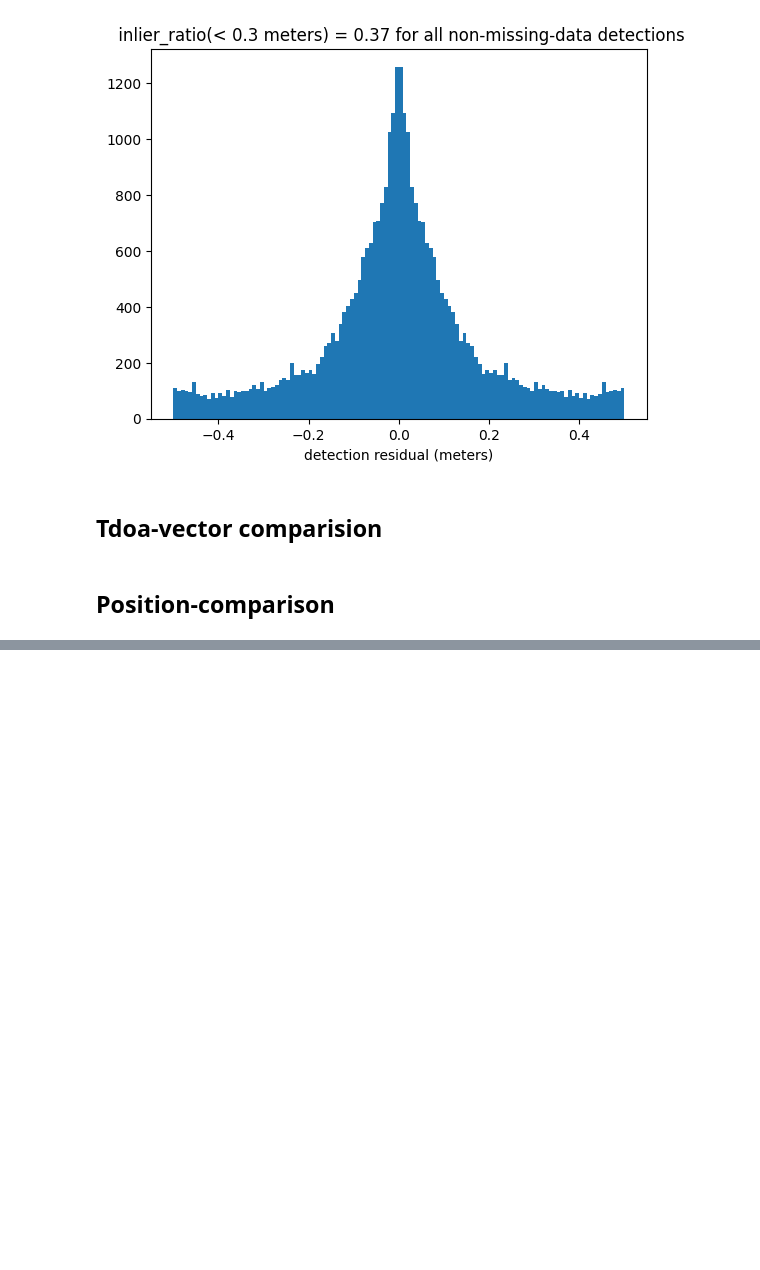
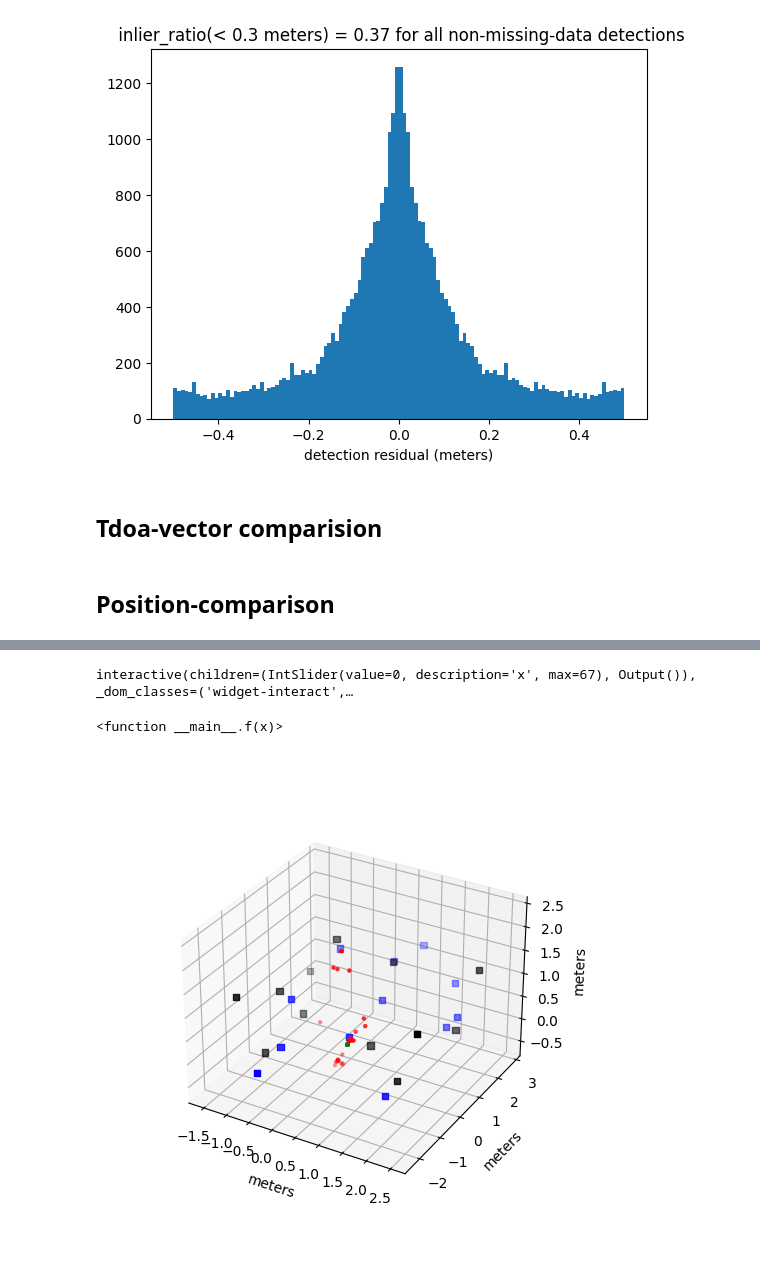
Before and after one commit to Etomer/structure-from-sound-python, a Jupyter notebook: slask/visualize_result.ipynb, the cells around one changed output, grey strips where cells are left out. Cells and saved outputs as stored; diff of their text form; code cells hidden in the pictures; blank space fills up the shorter version.

```diff
--- a/slask/visualize_result.ipynb
+++ b/slask/visualize_result.ipynb
@@ -123,39 +124,43 @@ pass
 # %%
-# from ipywidgets import widgets
-# from ipywidgets import interact
-# %matplotlib widget
+from ipywidgets import widgets
+from ipywidgets import interact
+%matplotlib widget
 
-# fig = plt.figure(figsize=(5, 5))
-# ax = fig.add_subplot(projection='3d')
+fig = plt.figure(figsize=(5, 5))
+ax = fig.add_subplot(projection='3d')
 
 
-# def f(x):
+def f(x):
 
-#     ax.cla()
-#     ax.scatter(receiver_positions[:, 0],
-#                receiver_positions[:, 1], receiver_positions[:, 2], c='b', marker="s")
-#     ax.scatter(receiver_gt_positions[:, 0],
-#                receiver_gt_positions[:, 1], receiver_gt_positions[:, 2], c='k', marker="s")
+    ax.cla()
+    ax.scatter(receiver_positions[:, 0],
+               receiver_positions[:, 1], receiver_positions[:, 2], c='b', marker="s")
+    ax.scatter(receiver_gt_positions[:, 0],
+               receiver_gt_positions[:, 1], receiver_gt_positions[:, 2], c='k', marker="s")
 
-#     reasonable_ind = np.all(np.logical_and(
-#         sender_positions < approx_room_size, sender_positions > -approx_room_size), axis=1)
+    reasonable_ind = np.all(np.logical_and(
+        sender_positions < approx_room_size, sender_positions > -approx_room_size), axis=1)
 
-#     width = 30
-#     xmin = np.max([0, int(x)-width])
-#     xmax = np.min([len(sender_positions[reasonable_ind, 1]), x + width])
+    width = 30
+    xmin = np.max([0, int(x)-width])
+    xmax = np.min([len(sender_positions[reasonable_ind, 1]), x + width])
 
-#     index_to_plot = np.arange(xmin, xmax)
+    index_to_plot = np.arange(xmin, xmax)
 
-#     ax.scatter(sender_positions[reasonable_ind, 0][index_to_plot],
-#                sender_positions[reasonable_ind, 1][index_to_plot], sender_positions[reasonable_ind, 2][index_to_plot], c='r', marker=".")
-#     ax.scatter(sender_gt_positions[index_to_plot, 0], sender_gt_positions[index_to_plot, 1],
-#                sender_gt_positions[index_to_plot, 2], c='g', marker=".")
-#     # ax.legend(["receiver_est", "receiver_gt", "sender_est", "sender_gt"])
+    ax.scatter(sender_positions[reasonable_ind, 0][index_to_plot],
+               sender_positions[reasonable_ind, 1][index_to_plot], sender_positions[reasonable_ind, 2][index_to_plot], c='r', marker=".")
+    ax.scatter(sender_gt_positions[index_to_plot, 0], sender_gt_positions[index_to_plot, 1],
+               sender_gt_positions[index_to_plot, 2], c='g', marker=".")
+    # ax.legend(["receiver_est", "receiver_gt", "sender_est", "sender_gt"])
 
-#     ax.set_xlabel('meters')
-#     ax.set_ylabel('meters')
-#     ax.set_zlabel('meters')
+    ax.set_xlabel('meters')
+    ax.set_ylabel('meters')
+    ax.set_zlabel('meters')
 
 
-# interact(f, x=widgets.IntSlider(min=0, max=len(
-#     sender_positions[reasonable_ind, 1]), step=1, value=0))
+interact(f, x=widgets.IntSlider(min=0, max=len(
+    sender_positions[reasonable_ind, 1]), step=1, value=0))
+# %% [output]
+interactive(children=(IntSlider(value=0, description='x', max=67), Output()), _dom_classes=('widget-interact',…
+<function __main__.f(x)>
+[figure, added]
```
Also changed, not shown: parts of 5 cells of this notebook, 1 other file.
